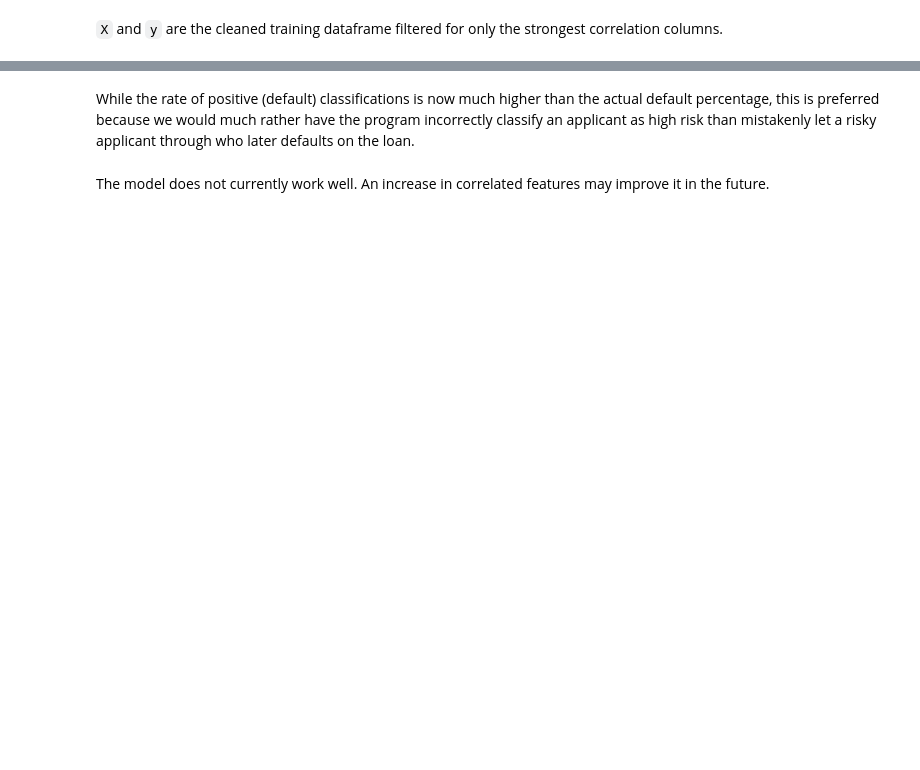
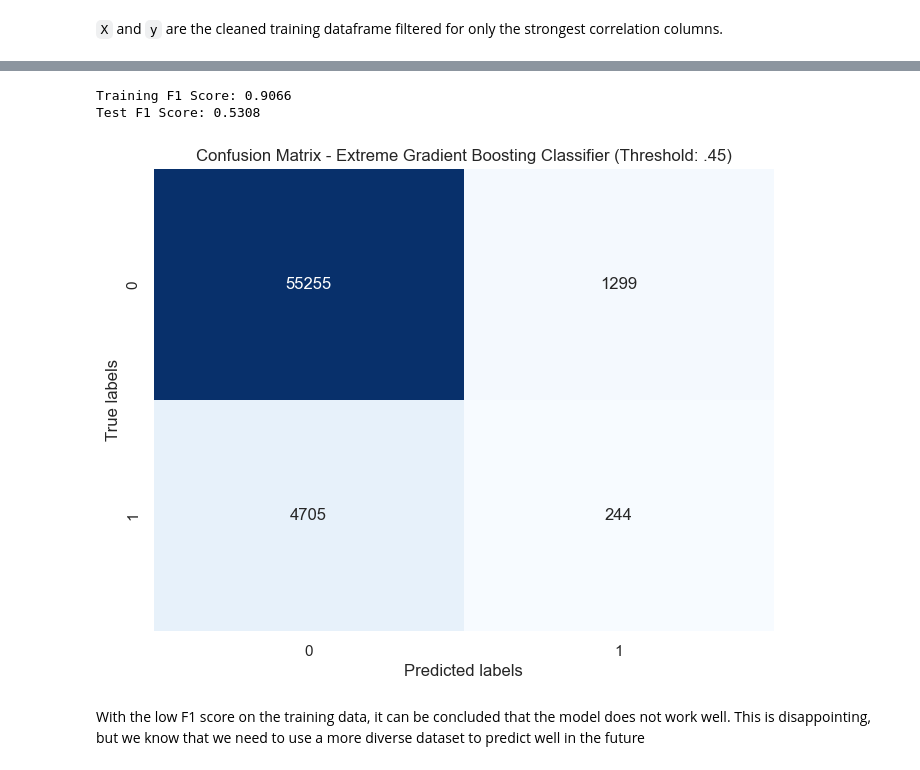
Before and after one commit to bradyduncan/credit-loan-worthiness, a Jupyter notebook: Loan Credit Worthiness Project_LK_v2.ipynb, the cells around one changed output, grey strips where cells are left out. Cells and saved outputs as stored; diff of their text form; code cells hidden in the pictures; blank space fills up the shorter version.

```diff
--- a/Loan Credit Worthiness Project_LK_v2.ipynb
+++ b/Loan Credit Worthiness Project_LK_v2.ipynb
@@ -414,7 +403,5 @@ In order to avoid a high accuracy, low effectiveness model, we next experimented
 # %%
-X_train, X_test, y_train, y_test = train_test_split(X, y, test_size=0.2, random_state=42)
-
-thresholds = np.arange(0.05, 0.45, 0.05)
+thresholds = np.arange(0.05, 0.55, 0.05)
 confusion_matrices = []
 recalls = []
 precisions = []
@@ -427,11 +414,11 @@ fns = []
 # loop through each threshold
 for threshold in thresholds:
     # initialize and train the RandomForestClassifier
-    rf_classifier = RandomForestClassifier()
-    rf_classifier.fit(X_train, y_train)
+    xgb = XGBClassifier()
+    xgb.fit(X_train, y_train)
 
     # predict probabilities and compare to threshold
-    y_pred_prob = rf_classifier.predict_proba(X_test)[:, 1]
+    y_pred_prob = xgb.predict_proba(X_test)[:, 1]
     y_pred_adjusted = (y_pred_prob > threshold).astype(int)
 
     # calculate confusion matrix
@@ -523,4 +475,42 @@ plt.show()
-# %% [markdown]
-While the rate of positive (default) classifications is now much higher than the actual default percentage, this is preferred because we would much rather have the program incorrectly classify an applicant as high risk than mistakenly let a risky applicant through who later defaults on the loan.
-# %% [markdown]
-The model does not currently work well. An increase in correlated features may improve it in the future.
+# %%
+from sklearn.metrics import f1_score
+
+# create and fit XGB classifier
+xgb_clf = XGBClassifier(random_state=42, max_depth=3, learning_rate=0.1)
+xgb_clf.fit(X_train, y_train)
+
+# calculate probabilities for each class
+y_train_proba = xgb_clf.predict_proba(X_train)
+y_test_proba = xgb_clf.predict_proba(X_test)
+
+# predict using threshold
+threshold = 0.45
+y_train_pred_thresholded = (y_train_proba[:, 1] > threshold).astype(int)
+y_test_pred_thresholded = (y_test_proba[:, 1] > threshold).astype(int)
+
+# calculate F1 scores
+train_f1 = f1_score(y_train, y_train_pred_thresholded, average='macro')
+test_f1 = f1_score(y_test, y_test_pred_thresholded, average='macro')
+
+# print F1 scores
+print(f'Training F1 Score: {train_f1:.4f}')
+print(f'Test F1 Score: {test_f1:.4f}')
+# %% [output]
+Training F1 Score: 0.9066
+Test F1 Score: 0.5308
+# %%
+# y prediction values
+y_pred_xgb=(xgb_clf.predict(X_test))
+
+# create and plot confusion matrix
+cm = confusion_matrix(y_test, y_pred_xgb)
+plt.figure(figsize=(8, 6))
+sns.heatmap(cm, annot=True, fmt="d", cmap="Blues", cbar=False)
+plt.xlabel("Predicted labels")
+plt.ylabel("True labels")
+plt.title("Confusion Matrix - Extreme Gradient Boosting Classifier (Threshold: .45)")
+plt.show()
+# %% [output]
+[figure, added]
+# %% [markdown]
+With the low F1 score on the training data, it can be concluded that the model does not work well. This is disappointing, but we know that we need to use a more diverse dataset to predict well in the future
```
Also changed, not shown: parts of 33 cells of this notebook.
